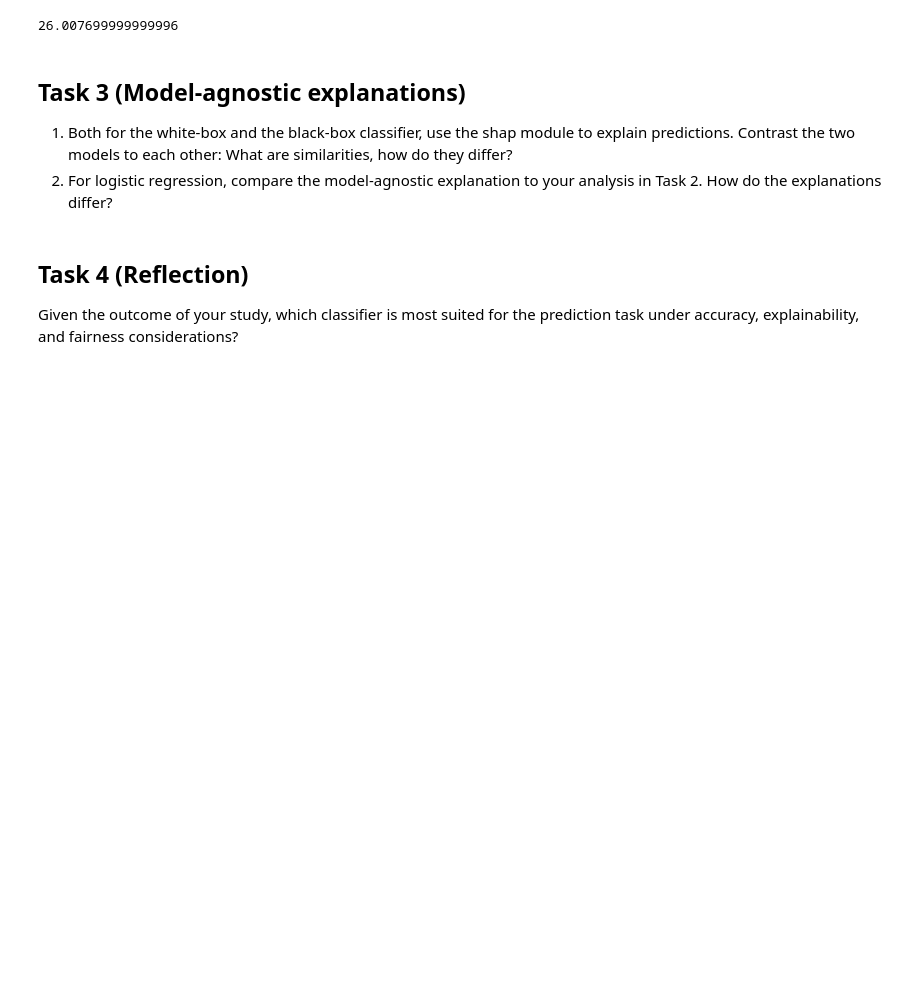
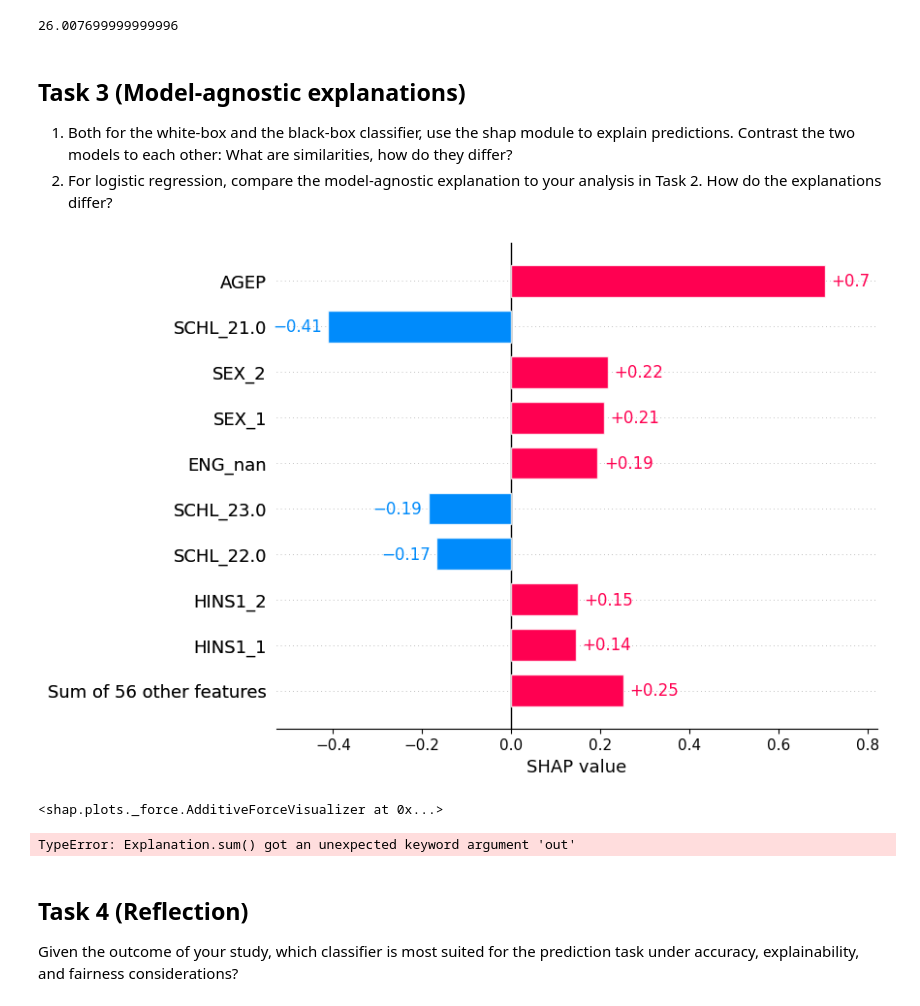
Before and after one commit to Xannadoo/Algorithmic_Fairness_Mandatories, a Jupyter notebook: Mandatory_1/afae24-assignment_sanna.ipynb, the cells around one changed output. Drawn from its saved outputs; the diff is of its cells as text; code cells hidden in the pictures; blank space fills up the shorter version.

```diff
--- a/Mandatory_1/afae24-assignment_sanna.ipynb
+++ b/Mandatory_1/afae24-assignment_sanna.ipynb
@@ -666,6 +649,33 @@ column_trans.named_transformers_['scaler'].inverse_transform(test)[0][0] #by mak
 predictions. Contrast the two models to each other: What are similarities, how do they differ?
 2. For logistic regression, compare the model-agnostic explanation to your analysis in Task 2.
 How do the explanations differ?
+# %%
+import shap
+
+explainer = shap.Explainer(LRclf, X_train, feature_names=np.array(data.columns))
+
+shap_values = explainer(X_test)
+# %%
+shap.plots.bar(shap_values[0])
+# %% [output]
+[figure, added]
+# %%
+shap.initjs()
+shap.force_plot(shap_values[0], link='logit')
+# %% [output]
+<shap.plots._force.AdditiveForceVisualizer at 0x...>
+# %%
+group_idx = list()
+shap_agg_full = np.zeros((shap_values.shape[0], len(feature_names)))
+for i in feature_names:
+    group_idx.append([n for n, l in enumerate(data.columns) if l.startswith(i)])
+
+for ii, g in enumerate(group_idx):
+    shap_agg_full[:, ii] = np.sum(shap_values[:,g], -1)
+
+shap.force_plot(explainer.expected_value[0], shap_agg_full[0], features=feature_names)
+# %% [output]
+TypeError: Explanation.sum() got an unexpected keyword argument 'out'
 # %% [markdown]
 ## Task 4 (Reflection)
 Given the outcome of your study, which classifier is most suited for the prediction task under
```
Also changed, not shown: parts of 4 cells of this notebook.
